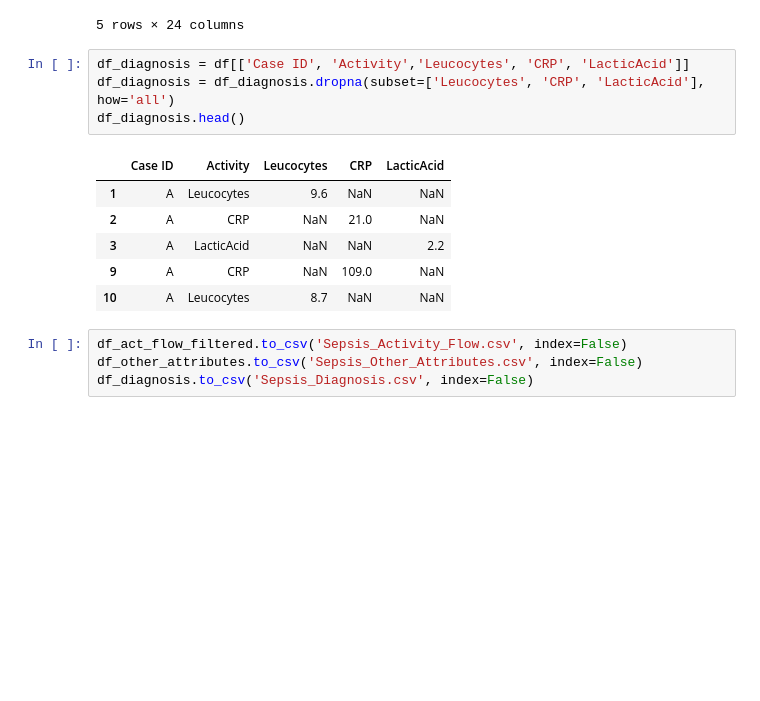
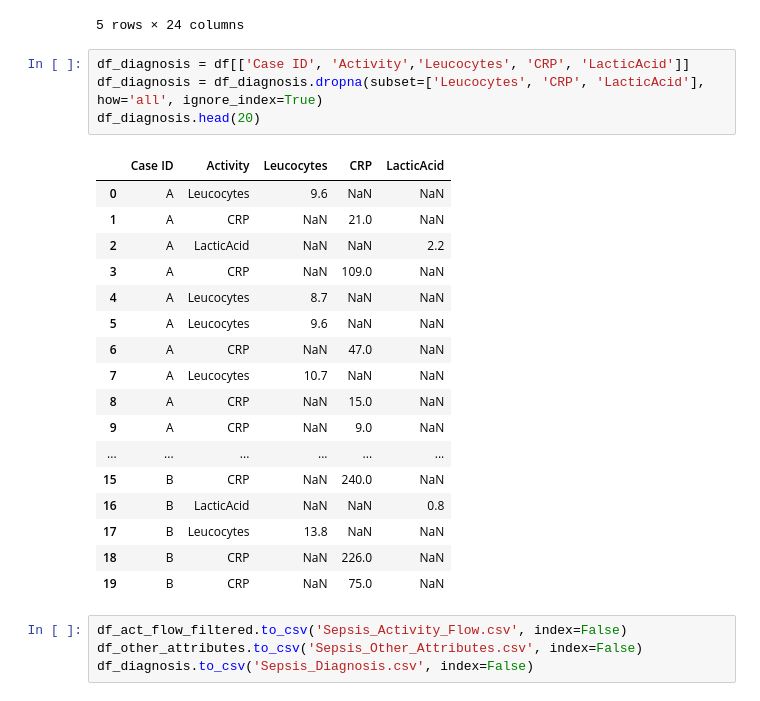
Before and after one commit to mohdkashifansari/Process_Analytics, a Jupyter notebook: model.ipynb, the cells around one changed output. Saved outputs shown, nothing was run; the diff lists cells and outputs as text; blank space fills up the shorter version.

```diff
--- a/model.ipynb
+++ b/model.ipynb
@@ -138,15 +159,26 @@ df_other_attributes.head()
 5 rows × 24 columns
 # %%
 df_diagnosis = df[['Case ID', 'Activity','Leucocytes', 'CRP', 'LacticAcid']]
-df_diagnosis = df_diagnosis.dropna(subset=['Leucocytes', 'CRP', 'LacticAcid'], how='all')
-df_diagnosis.head()
+df_diagnosis = df_diagnosis.dropna(subset=['Leucocytes', 'CRP', 'LacticAcid'], how='all', ignore_index=True)
+df_diagnosis.head(20)
 # %% [output]
 |  | Case ID | Activity | Leucocytes | CRP | LacticAcid |
-| 1 | A | Leucocytes | 9.6 | NaN | NaN |
-| 2 | A | CRP | NaN | 21.0 | NaN |
-| 3 | A | LacticAcid | NaN | NaN | 2.2 |
-| 9 | A | CRP | NaN | 109.0 | NaN |
-| 10 | A | Leucocytes | 8.7 | NaN | NaN |
+| 0 | A | Leucocytes | 9.6 | NaN | NaN |
+| 1 | A | CRP | NaN | 21.0 | NaN |
+| 2 | A | LacticAcid | NaN | NaN | 2.2 |
+| 3 | A | CRP | NaN | 109.0 | NaN |
+| 4 | A | Leucocytes | 8.7 | NaN | NaN |
+| 5 | A | Leucocytes | 9.6 | NaN | NaN |
+| 6 | A | CRP | NaN | 47.0 | NaN |
+| 7 | A | Leucocytes | 10.7 | NaN | NaN |
+| 8 | A | CRP | NaN | 15.0 | NaN |
+| 9 | A | CRP | NaN | 9.0 | NaN |
+| ... | ... | ... | ... | ... | ... |
+| 15 | B | CRP | NaN | 240.0 | NaN |
+| 16 | B | LacticAcid | NaN | NaN | 0.8 |
+| 17 | B | Leucocytes | 13.8 | NaN | NaN |
+| 18 | B | CRP | NaN | 226.0 | NaN |
+| 19 | B | CRP | NaN | 75.0 | NaN |
 # %%
 df_act_flow_filtered.to_csv('Sepsis_Activity_Flow.csv', index=False)
 df_other_attributes.to_csv('Sepsis_Other_Attributes.csv', index=False)
```
Also changed, not shown: parts of 7 cells of this notebook, 2 other files.
